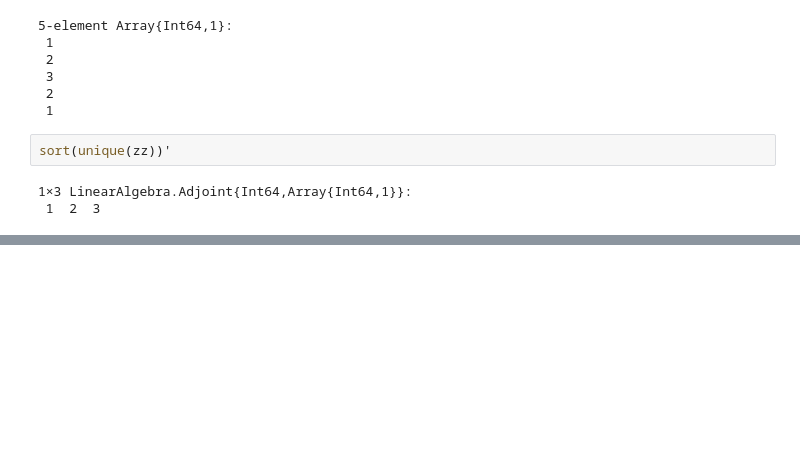
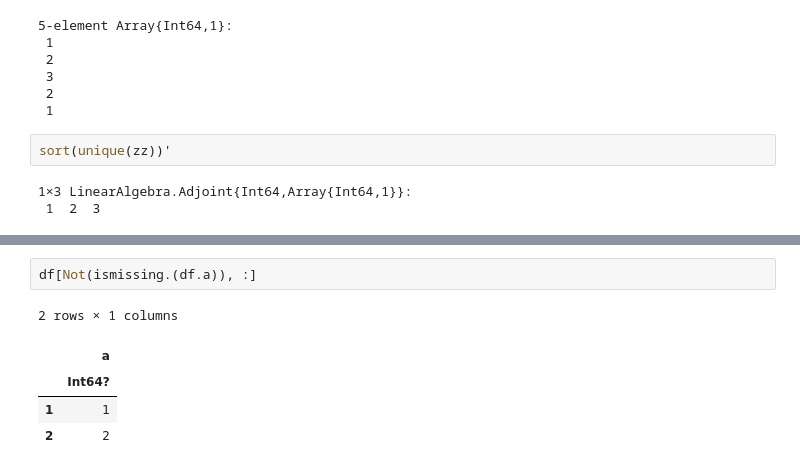
Before and after one commit to marketneutral/misc_research, a Jupyter notebook: julia_learning/XGBoost_Example.ipynb, the cells around one changed output, grey strips where cells are left out. Cells and saved outputs as stored; diff of their text form; blank space fills up the shorter version.

```diff
--- a/julia_learning/XGBoost_Example.ipynb
+++ b/julia_learning/XGBoost_Example.ipynb
@@ -389,0 +537,8 @@ sort(unique(zz))'
+# %%
+df[Not(ismissing.(df.a)), :]
+# %% [output]
+2 rows × 1 columns
+|  | a |
+|  | Int64? |
+| 1 | 1 |
+| 2 | 2 |
```
Also changed, not shown: parts of 55 cells of this notebook.
